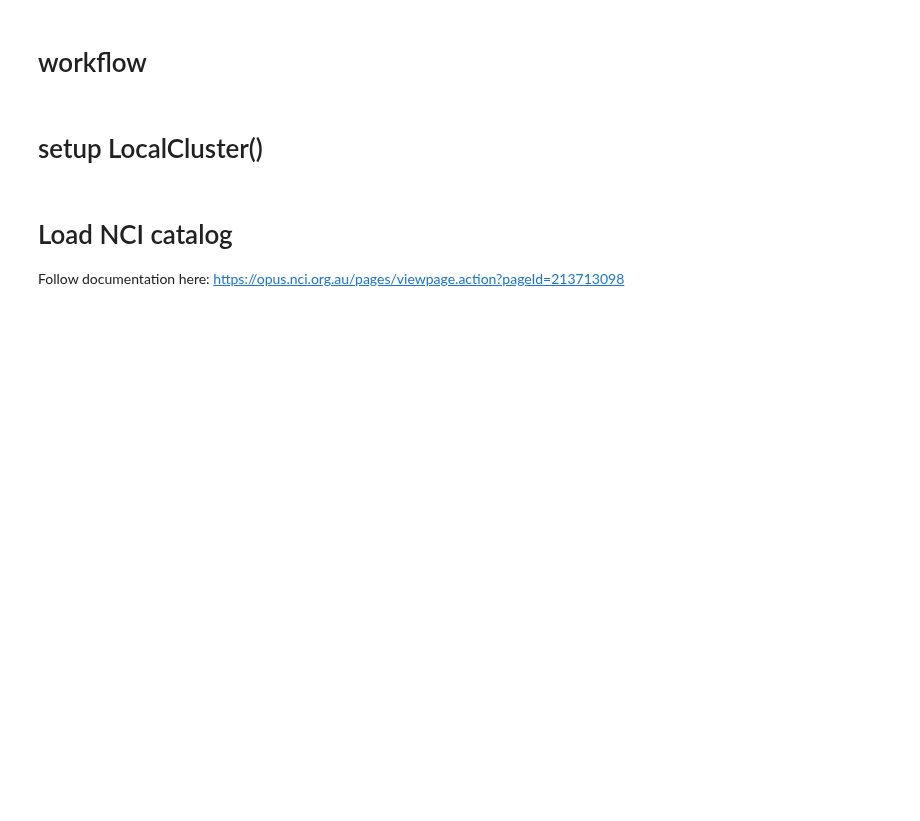
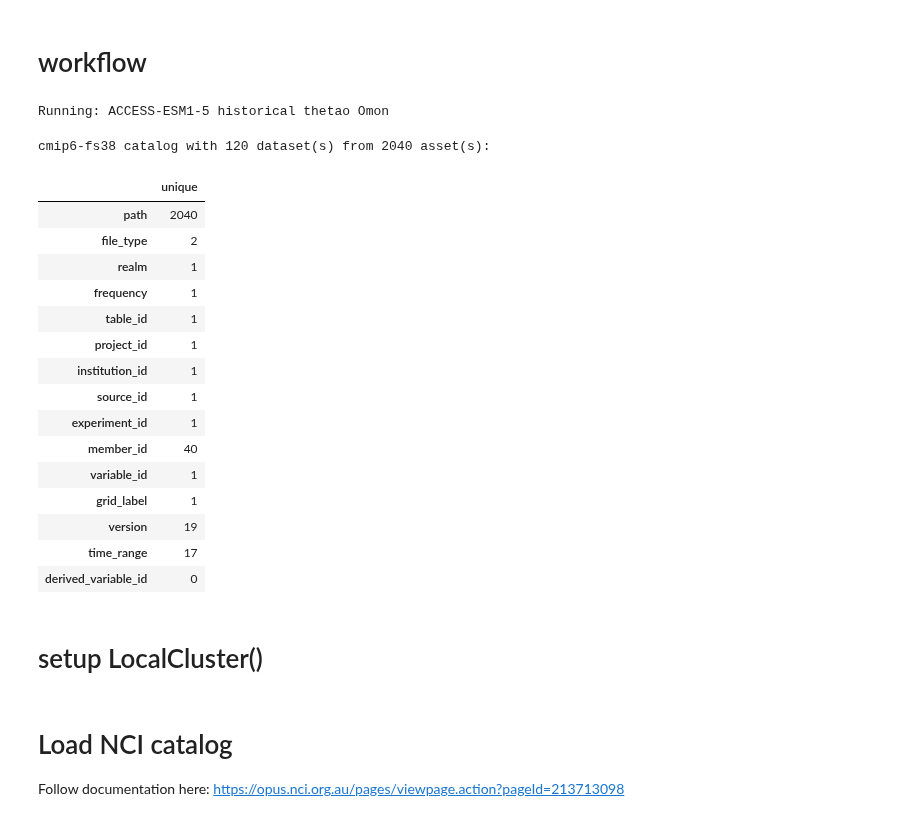
Before and after one commit to Thomas-Moore-Creative/ACDtools, a Jupyter notebook: notebooks/ARD_workflow_2025/ACCESS-ESM15-write-zarr.ipynb, the cells around one changed output. Saved outputs shown, nothing was run; the diff lists cells and outputs as text; code cells hidden in the pictures; blank space fills up the shorter version.

Commit message:
#21 need to check file types for non CLEX

```diff
--- a/notebooks/ARD_workflow_2025/ACCESS-ESM15-write-zarr.ipynb
+++ b/notebooks/ARD_workflow_2025/ACCESS-ESM15-write-zarr.ipynb
@@ -71,4 +91,36 @@ job_config_dict = ACDtools.util.load_config(job_config_path)
 # %% [markdown]
 # workflow
+# %%
+print('Running: ' +
+job_config_dict['catalog_search_query_dict']['source_id'] +
+' ' + job_config_dict['catalog_search_query_dict']['experiment_id'] +
+' ' + job_config_dict['catalog_search_query_dict']['variable_id'] +
+' ' + job_config_dict['catalog_search_query_dict']['table_id'])
+# %% [output]
+Running: ACCESS-ESM1-5 historical thetao Omon
+# %%
+cmip6_fs38_datastore = ACDtools.util.load_cmip6_fs38_datastore()
+# %%
+search = cmip6_fs38_datastore.search(**job_config_dict['catalog_search_query_dict'])
+# %%
+search
+# %% [output]
+cmip6-fs38 catalog with 120 dataset(s) from 2040 asset(s):
+|  | unique |
+| path | 2040 |
+| file_type | 2 |
+| realm | 1 |
+| frequency | 1 |
+| table_id | 1 |
+| project_id | 1 |
+| institution_id | 1 |
+| source_id | 1 |
+| experiment_id | 1 |
+| member_id | 40 |
+| variable_id | 1 |
+| grid_label | 1 |
+| version | 19 |
+| time_range | 17 |
+| derived_variable_id | 0 |
 # %%
 %%time
```
Also changed, not shown: parts of 5 cells of this notebook, 1 other file.
